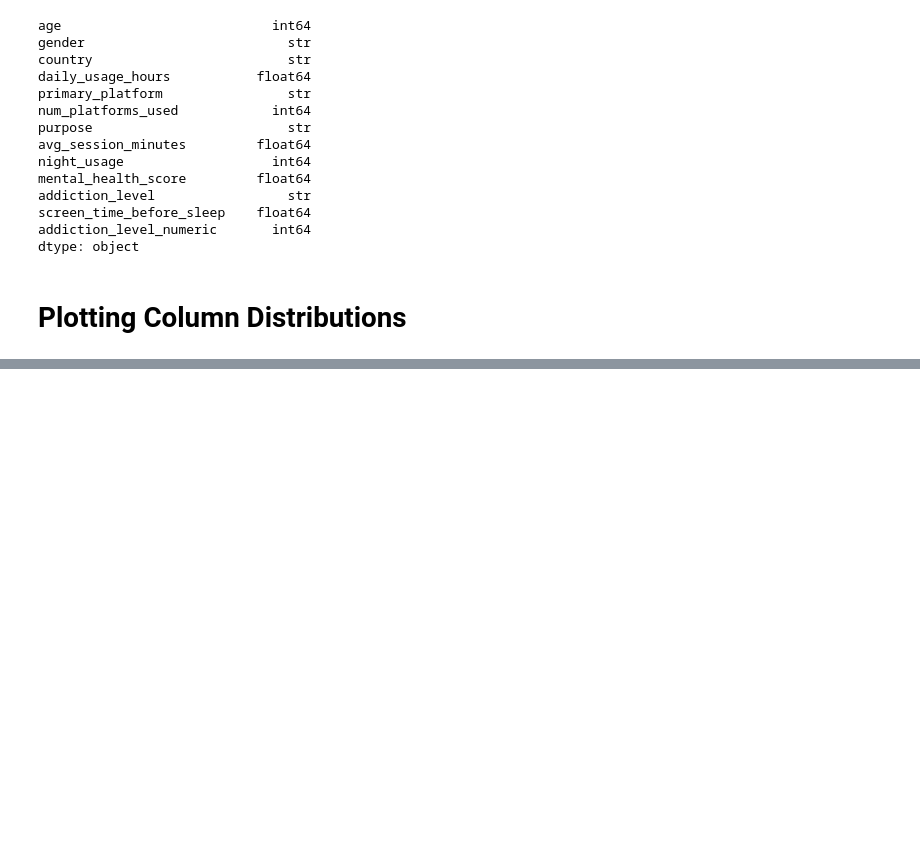
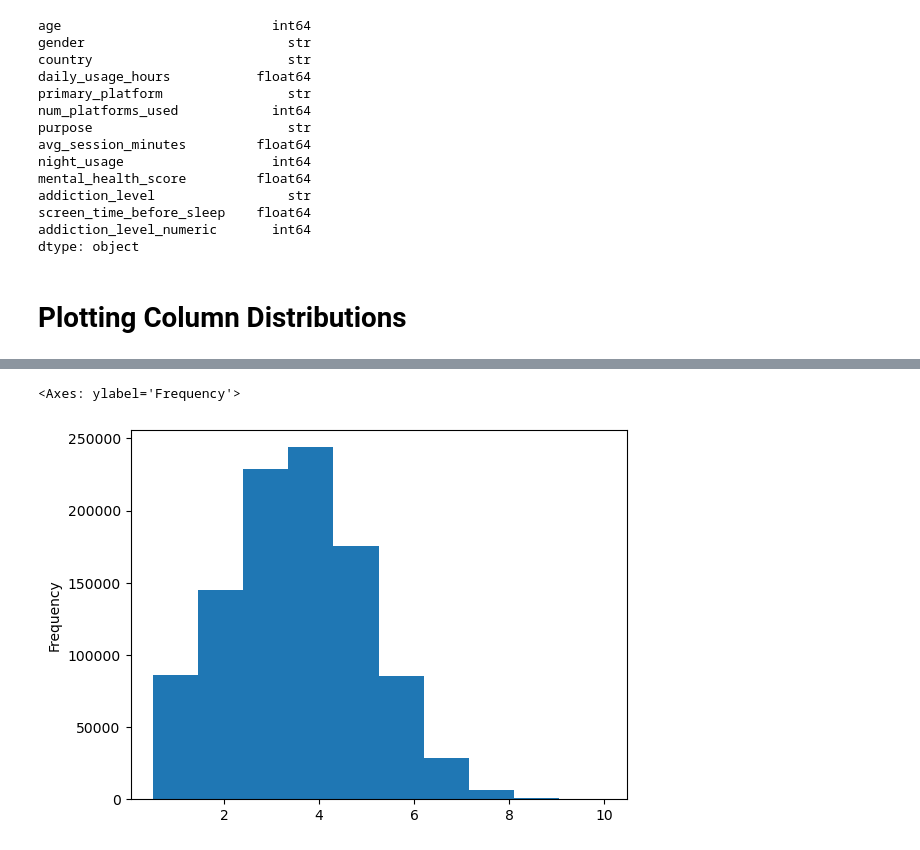
Before and after one commit to Adris3/mental_health_analysis, a Jupyter notebook: notebooks/eda.ipynb, the cells around one changed output, grey strips where cells are left out. Cells and saved outputs as stored; diff of their text form; code cells hidden in the pictures; blank space fills up the shorter version.

```diff
--- a/notebooks/eda.ipynb
+++ b/notebooks/eda.ipynb
@@ -64,0 +71,6 @@ dtype: object
+# %%
+# Daily usage hours
+social_media_data['daily_usage_hours'].plot(kind='hist')
+# %% [output]
+<Axes: ylabel='Frequency'>
+[figure, added]
```
Also changed, not shown: parts of 2 cells of this notebook.
